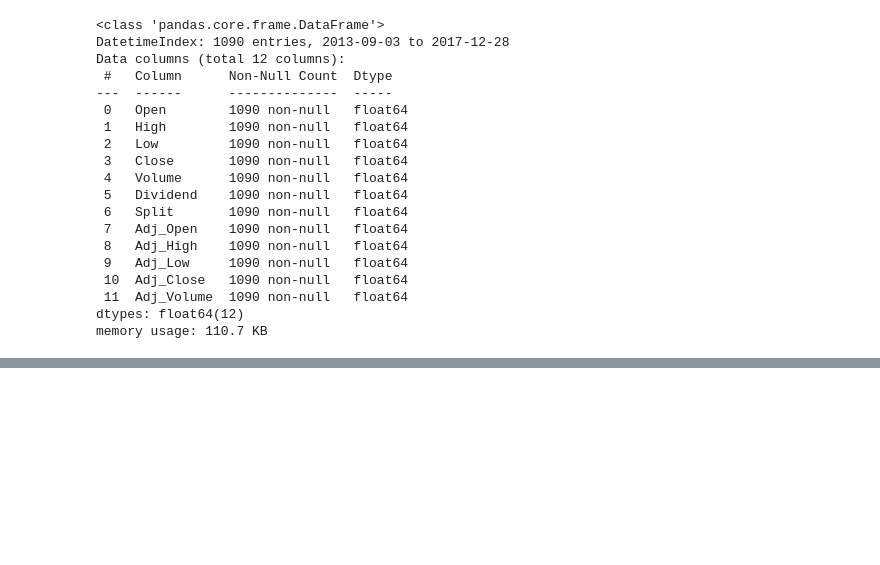
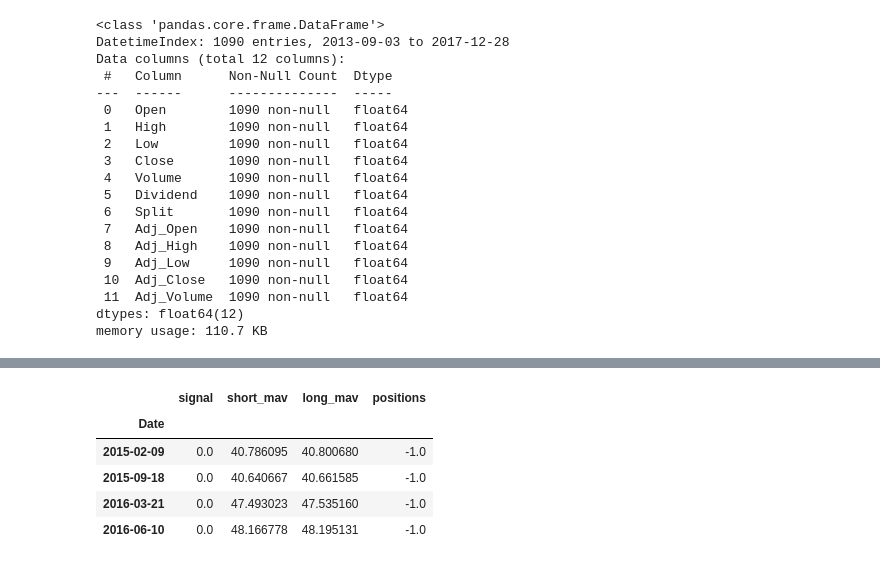
Before and after one commit to mayomatsuda/trading_algorithm, a Jupyter notebook: Algorithmic Trading in Python.ipynb, the cells around one changed output, grey strips where cells are left out. Saved outputs shown, nothing was run; the diff lists cells and outputs as text; code cells hidden in the pictures; blank space fills up the shorter version.

```diff
--- a/Algorithmic Trading in Python.ipynb
+++ b/Algorithmic Trading in Python.ipynb
@@ -63,0 +159,34 @@ msft_data.resample('M').mean().head()
+# %%
+#momentum-based long-only Simple Moving Average Crossover (SMAC) strategy
+#momentum is the total return of stock over last n months (lookback period)
+#3 types of lookback periods: short term, intermediate term, long term
+#buy signal when shorter lookback rolling mean overshoots longer one
+#sell signal when longer lookback rolling mean overshoots shorter one
+
+#initialize short and long lookback periods
+short_lb = 50
+long_lb = 120
+
+#initialize a new DataFrame called signal_df with a signal column
+signal_df = pd.DataFrame(index=msft_data.index)
+signal_df['signal'] = 0.0
+
+#create a short simple moving average over short lookback period
+signal_df['short_mav'] = msft_data['Adj_Close'].rolling(window=short_lb, min_periods=1, center=False).mean()
+
+#create a long simple moving average over long lookback period
+signal_df['long_mav'] = msft_data['Adj_Close'].rolling(window=long_lb, min_periods=1, center=False).mean()
+
+#generate the signals based on the conditional statement
+signal_df['signal'][short_lb:] = np.where(signal_df['short_mav'][short_lb:] > signal_df['long_mav'][short_lb:], 1.0, 0.0)
+
+#create the trading orders based on the positions column
+signal_df['positions'] = signal_df['signal'].diff()
+signal_df[signal_df['positions'] == -1.0]
+# %% [output]
+|  | signal | short_mav | long_mav | positions |
+| Date |  |  |  |  |
+| 2015-02-09 | 0.0 | 40.786095 | 40.800680 | -1.0 |
+| 2015-09-18 | 0.0 | 40.640667 | 40.661585 | -1.0 |
+| 2016-03-21 | 0.0 | 47.493023 | 47.535160 | -1.0 |
+| 2016-06-10 | 0.0 | 48.166778 | 48.195131 | -1.0 |
```
Also changed, not shown: parts of 6 cells of this notebook, 3 other files.
